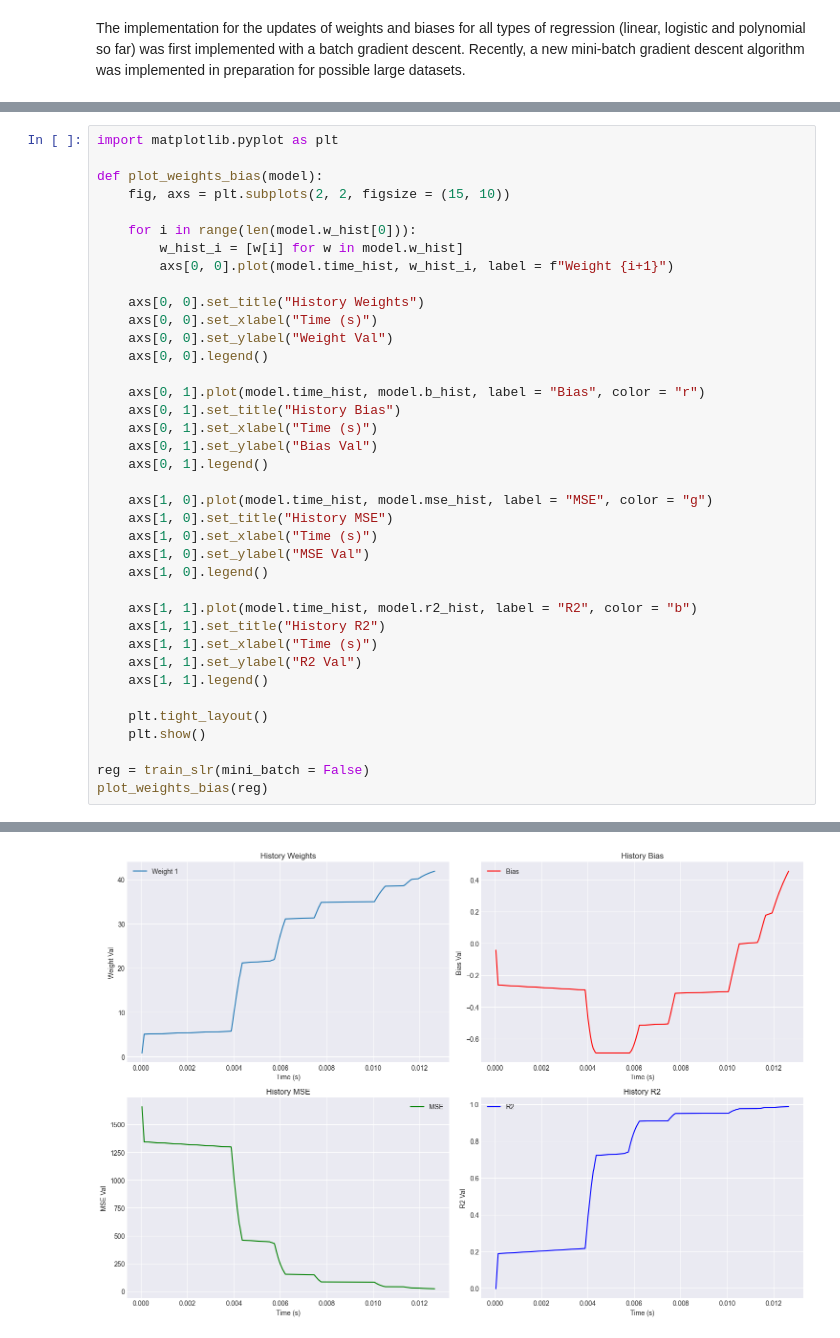
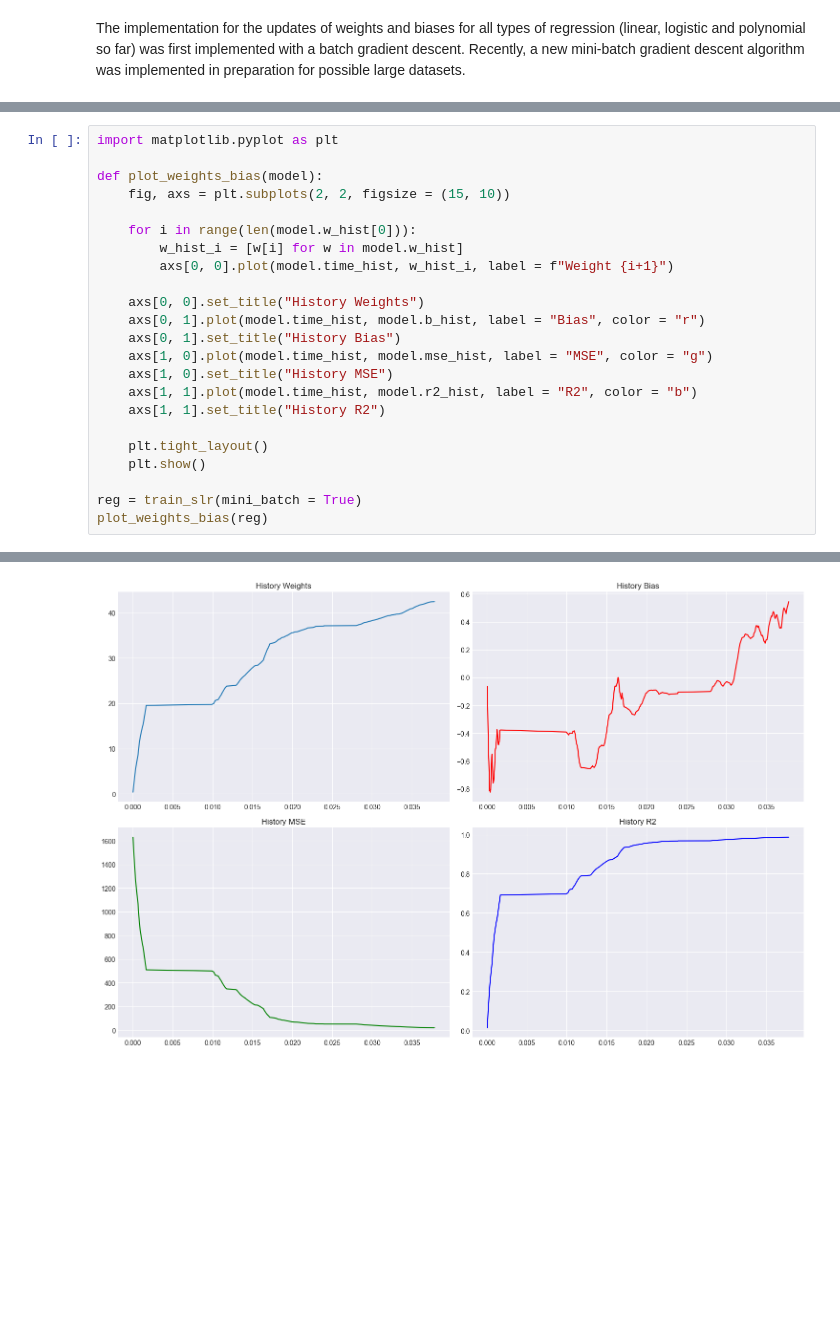
Before and after one commit to radualexe32/regGPT, a Jupyter notebook: notebooks/grad_algo_bech.ipynb, the cells around one changed output, grey strips where cells are left out. Saved outputs shown, nothing was run; the diff lists cells and outputs as text; blank space fills up the shorter version.

```diff
--- a/notebooks/grad_algo_bech.ipynb
+++ b/notebooks/grad_algo_bech.ipynb
@@ -76,31 +48,16 @@ def plot_weights_bias(model):
         axs[0, 0].plot(model.time_hist, w_hist_i, label = f"Weight {i+1}")
 
     axs[0, 0].set_title("History Weights")
-    axs[0, 0].set_xlabel("Time (s)")
-    axs[0, 0].set_ylabel("Weight Val")
-    axs[0, 0].legend()
-
     axs[0, 1].plot(model.time_hist, model.b_hist, label = "Bias", color = "r")
     axs[0, 1].set_title("History Bias")
-    axs[0, 1].set_xlabel("Time (s)")
-    axs[0, 1].set_ylabel("Bias Val")
-    axs[0, 1].legend()
-
     axs[1, 0].plot(model.time_hist, model.mse_hist, label = "MSE", color = "g")
     axs[1, 0].set_title("History MSE")
-    axs[1, 0].set_xlabel("Time (s)")
-    axs[1, 0].set_ylabel("MSE Val")
-    axs[1, 0].legend()
-
     axs[1, 1].plot(model.time_hist, model.r2_hist, label = "R2", color = "b")
     axs[1, 1].set_title("History R2")
-    axs[1, 1].set_xlabel("Time (s)")
-    axs[1, 1].set_ylabel("R2 Val")
-    axs[1, 1].legend()
 
     plt.tight_layout()
     plt.show()
 
-reg = train_slr(mini_batch = False)
+reg = train_slr(mini_batch = True)
 plot_weights_bias(reg)
 # %% [output]
@@ -109 +66 @@ MSE = 22.476574146528563
-[figure, old version]
+[figure, new version]
```
Also changed, not shown: parts of 10 cells of this notebook.
